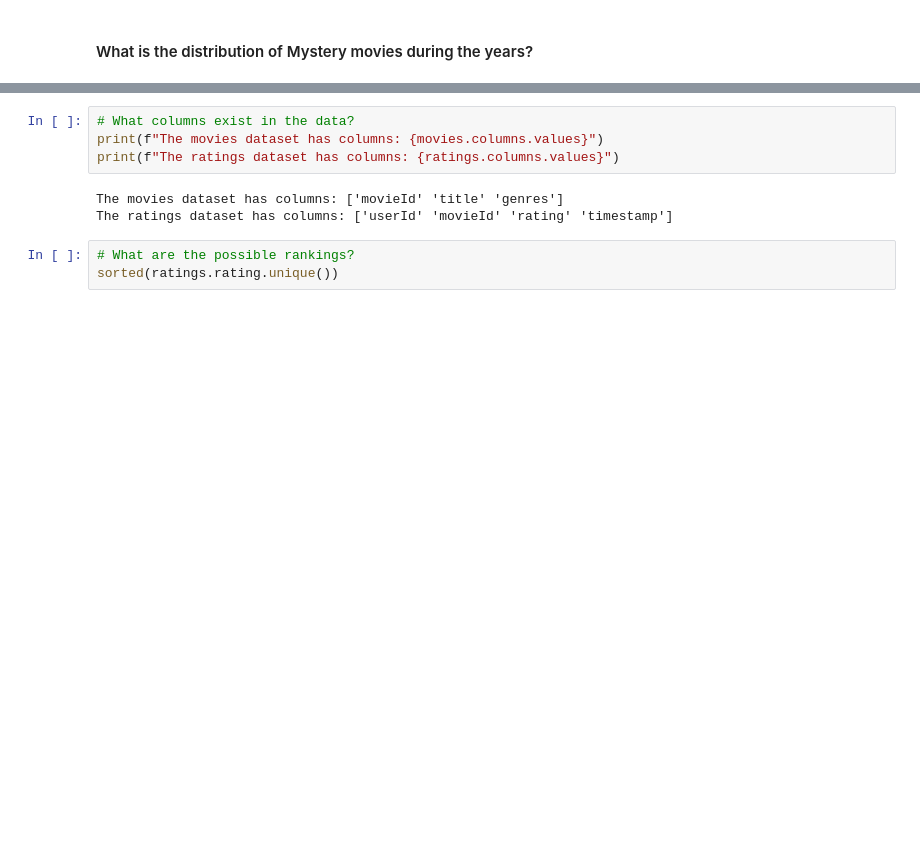
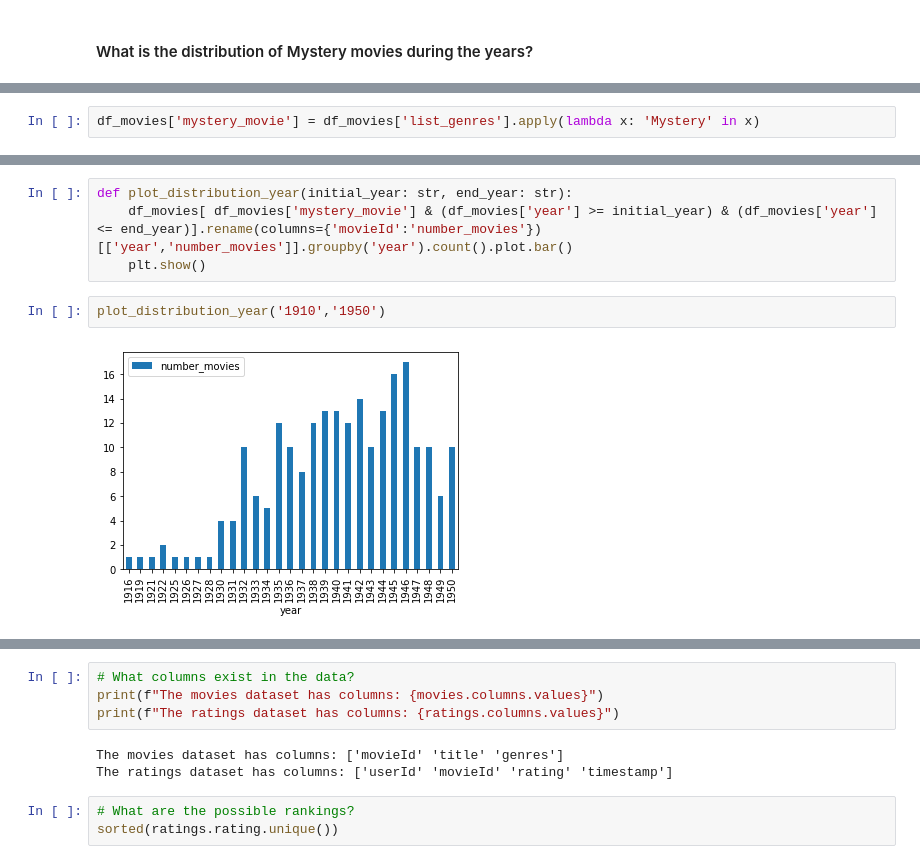
Before and after one commit to rcuevass/original-handson-packages, a Jupyter notebook: recommender systems/notebooks/1.0-movielens-eda.ipynb, the cells around one changed output, grey strips where cells are left out. Cells and saved outputs as stored; diff of their text form; blank space fills up the shorter version.

```diff
--- a/recommender systems/notebooks/1.0-movielens-eda.ipynb
+++ b/recommender systems/notebooks/1.0-movielens-eda.ipynb
@@ -215,0 +268,2 @@ KeyError: False
+# %%
+df_movies['mystery_movie'] = df_movies['list_genres'].apply(lambda x: 'Mystery' in x)
@@ -215,0 +286,8 @@ KeyError: False
+# %%
+def plot_distribution_year(initial_year: str, end_year: str):
+    df_movies[ df_movies['mystery_movie'] & (df_movies['year'] >= initial_year) & (df_movies['year'] <= end_year)].rename(columns={'movieId':'number_movies'})[['year','number_movies']].groupby('year').count().plot.bar()
+    plt.show()
+# %%
+plot_distribution_year('1910','1950')
+# %% [output]
+[figure, added]
```
Also changed, not shown: parts of 39 cells of this notebook.
